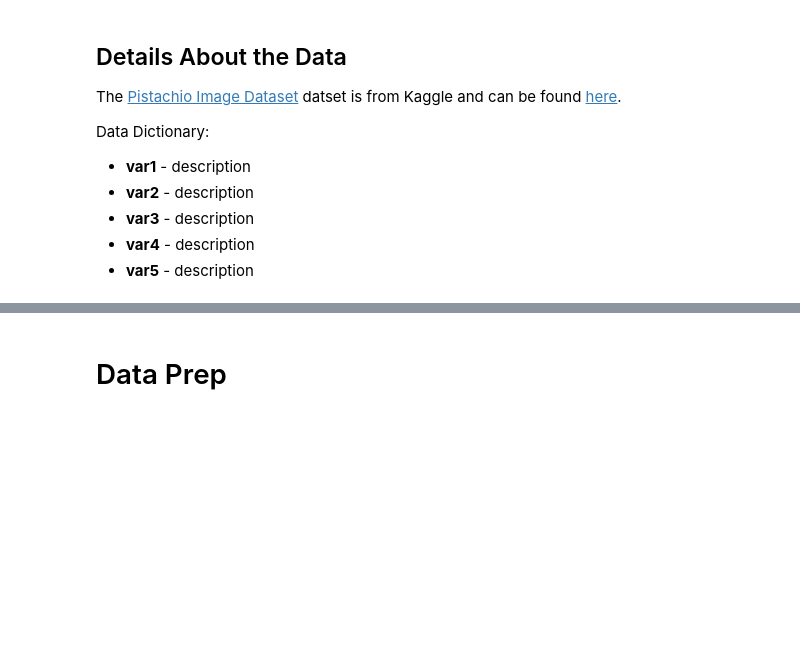
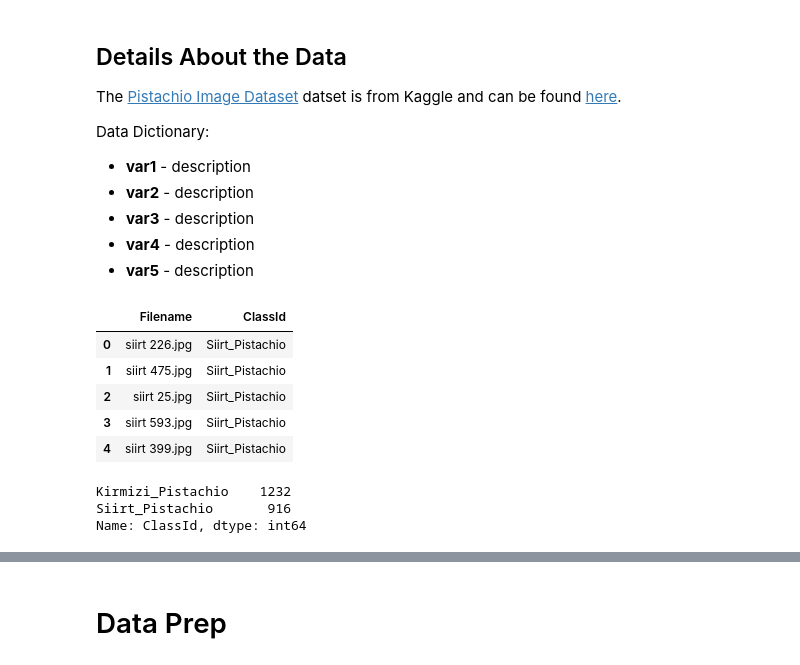
Before and after one commit to bryancrigger/IST691-Deep-Learning-in-Practice, a Jupyter notebook: Project/Pistachio Classification Project.ipynb, the cells around one changed output, grey strips where cells are left out. Saved outputs shown, nothing was run; the diff lists cells and outputs as text; code cells hidden in the pictures; blank space fills up the shorter version.

```diff
--- a/Project/Pistachio Classification Project.ipynb
+++ b/Project/Pistachio Classification Project.ipynb
@@ -54,0 +137,26 @@ pistachio_data.head()
+# %%
+total_df = pd.DataFrame()
+
+# generate Filename field
+total_df['Filename'] = total_images.map( lambda img_name: img_name.split("/")[-1])
+
+
+# generate ClassId field
+total_df['ClassId'] = total_images.map(lambda img_name: img_name.split("/")[-2])
+
+total_df.head()
+# %% [output]
+|  | Filename | ClassId |
+| 0 | siirt 226.jpg | Siirt_Pistachio |
+| 1 | siirt 475.jpg | Siirt_Pistachio |
+| 2 | siirt 25.jpg | Siirt_Pistachio |
+| 3 | siirt 593.jpg | Siirt_Pistachio |
+| 4 | siirt 399.jpg | Siirt_Pistachio |
+# %%
+## Number of images for each pistachio class/type
+class_id_distributionTotal = total_df['ClassId'].value_counts()
+class_id_distributionTotal.head(10)
+# %% [output]
+Kirmizi_Pistachio    1232
+Siirt_Pistachio       916
+Name: ClassId, dtype: int64
```
Also changed, not shown: parts of 44 cells of this notebook, 7 other files.
